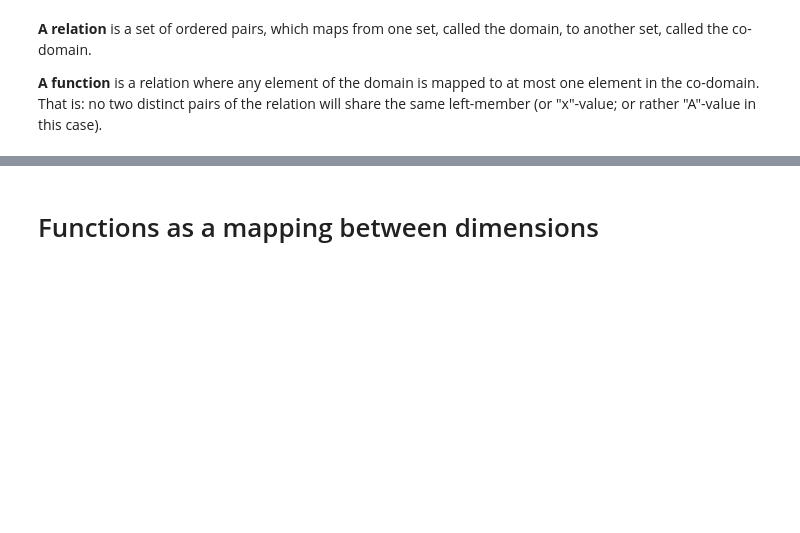
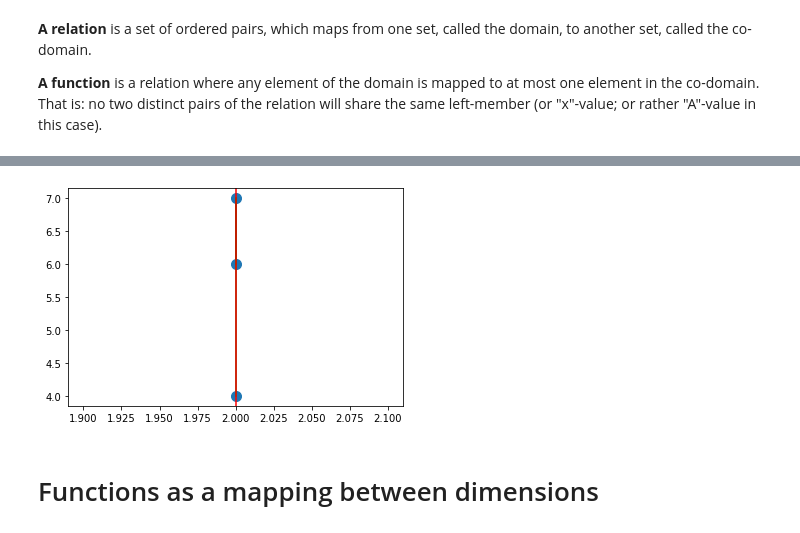
Before and after one commit to rawalk/DS-Unit-1-Sprint-3-Linear-Algebra, a Jupyter notebook: module3-dimensionality-reduction/LS_DS_133_High_Dimensional_Data_Assignment.ipynb, the cells around one changed output, grey strips where cells are left out. Cells and saved outputs as stored; diff of their text form; code cells hidden in the pictures; blank space fills up the shorter version.

```diff
--- a/module3-dimensionality-reduction/LS_DS_133_High_Dimensional_Data_Assignment.ipynb
+++ b/module3-dimensionality-reduction/LS_DS_133_High_Dimensional_Data_Assignment.ipynb
@@ -78,3 +94,12 @@ plt.axvline(x=1, color='r')
+# %%
+# Relation 5: (2, 6), (2, 7), (2, 4) --> Not a function.
+x = np.array([2, 2, 2])
+y = np.array([6,7,4])
+plt.scatter(x, y, s=100)
+plt.plot(x,y, color='g');
+plt.axvline(x=2, color='r');
+# %% [output]
+[figure, added]
 # %% [markdown]
 # Functions as a mapping between dimensions
 # %% [markdown]
```
Also changed, not shown: parts of 13 cells of this notebook.
